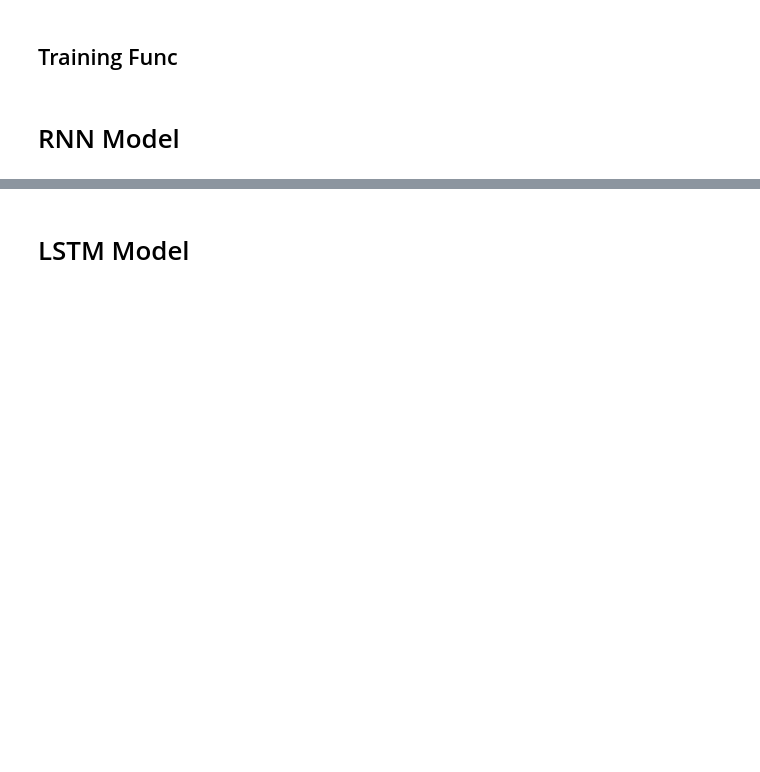
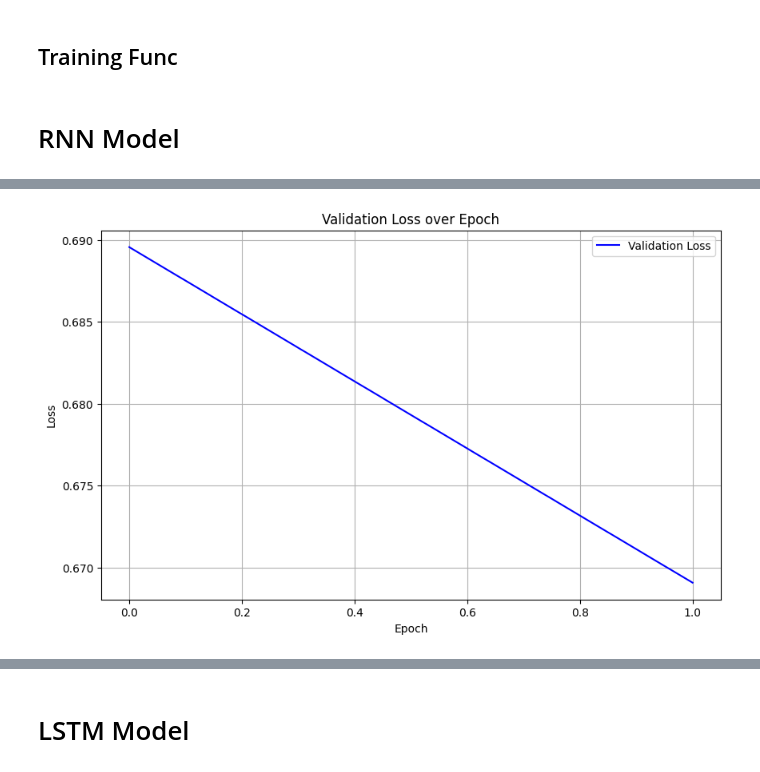
Before and after one commit to samuelili/ecs-189g-stage-4, a Jupyter notebook: text_class/lstm_classification.ipynb, the cells around one changed output, grey strips where cells are left out. Drawn from its saved outputs; the diff is of its cells as text; code cells hidden in the pictures; blank space fills up the shorter version.

```diff
--- a/text_class/lstm_classification.ipynb
+++ b/text_class/lstm_classification.ipynb
@@ -138,13 +204,13 @@ class RNN(nn.Module):
         return out
 # %%
-embedding_dim = 64  # tunable
-hidden_size = 128  # tunable
-output_size = 2 # binary classification
-learning_rate = 0.001
-sequence_length = 100  # Length of input sequences
-epochs = 2  # Number of epochs
+embedding_dim = 256
+rnn1_hidden_size = 64
+rnn2_hidden_size = 16
+dense_hidden_size = 32
+dropout_rate = 0.2
+epochs = 10  # Number of epochs
 
 # Instantiate the model
-model = RNN(vocab_size, embedding_dim, hidden_size).to(device)
-train_model(model, 10)
+rnn_model = RNN(vocab_size, embedding_dim, rnn1_hidden_size, rnn2_hidden_size, dense_hidden_size).to(device)
+training_losses, val_losses = train_model(rnn_model, epochs)
 # %% [output]
@@ -186,0 +235,11 @@ Accuracy of the model on the test data: 81.30%
+# %%
+plt.figure(figsize=(10, 6))
+plt.plot(val_losses, label='Validation Loss', color='blue')
+plt.title("Validation Loss over Epoch")
+plt.xlabel('Epoch')
+plt.ylabel('Loss')
+plt.grid(True)
+plt.legend()
+plt.show()
+# %% [output]
+[figure, added]
```
Also changed, not shown: parts of 14 cells of this notebook.
